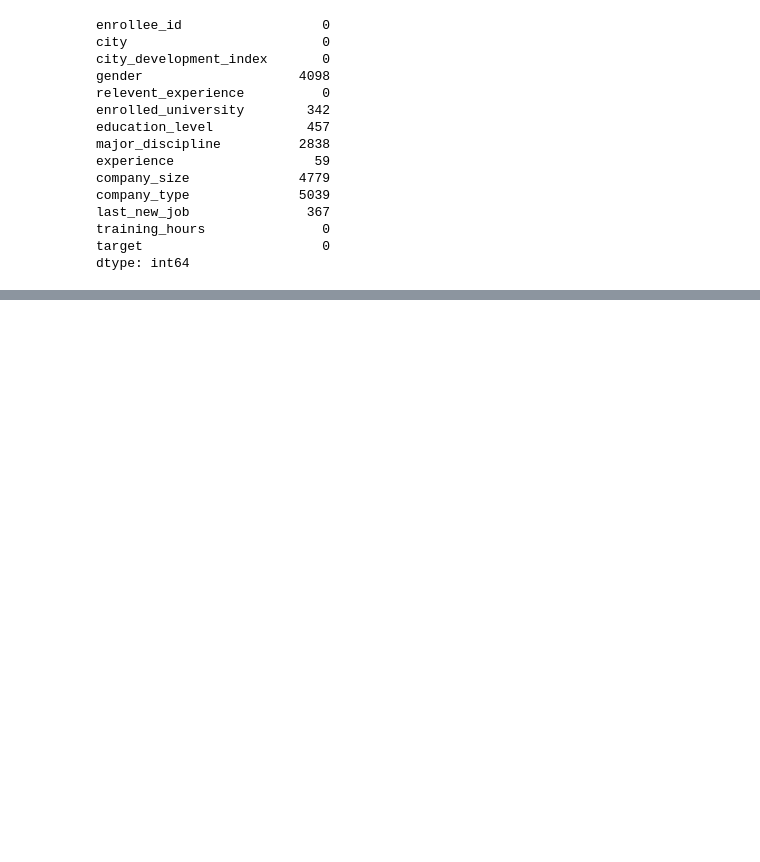
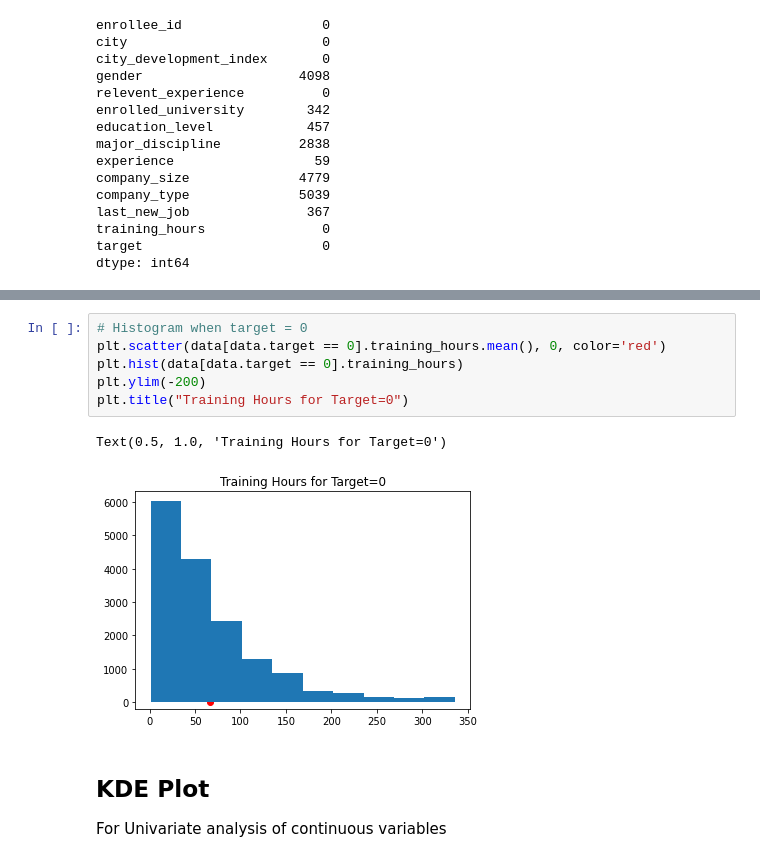
Before and after one commit to Neelam-Singhal/HR-Analytics-Analysis, a Jupyter notebook: HRAnalytics.ipynb, the cells around one changed output, grey strips where cells are left out. Drawn from its saved outputs; the diff is of its cells as text; blank space fills up the shorter version.

```diff
--- a/HRAnalytics.ipynb
+++ b/HRAnalytics.ipynb
@@ -90,0 +191,12 @@ TypeError: 'numpy.ndarray' object is not callable
+# %%
+# Histogram when target = 0
+plt.scatter(data[data.target == 0].training_hours.mean(), 0, color='red')
+plt.hist(data[data.target == 0].training_hours)
+plt.ylim(-200)
+plt.title("Training Hours for Target=0")
+# %% [output]
+Text(0.5, 1.0, 'Training Hours for Target=0')
+[figure, added]
+# %% [markdown]
+## KDE Plot
+For Univariate analysis of continuous variables
```
Also changed, not shown: parts of 21 cells of this notebook.
